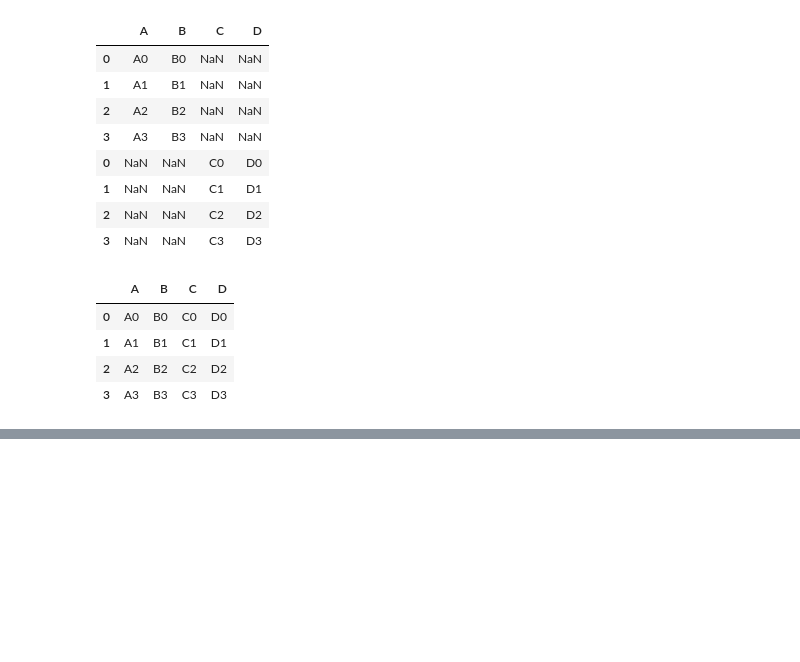
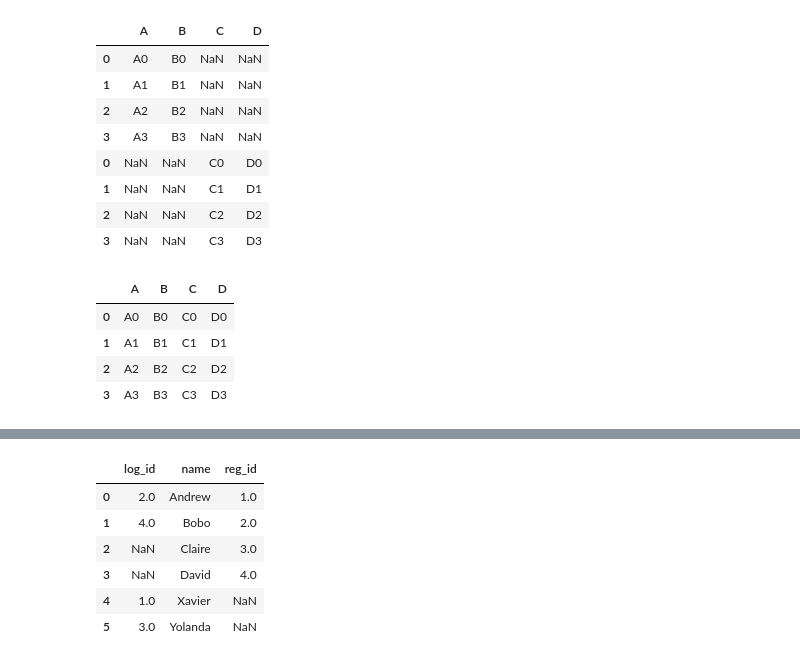
Before and after one commit to ibrahim10sy/learn-python, a Jupyter notebook: concaténationDataFrame.ipynb, the cells around one changed output, grey strips where cells are left out. Drawn from its saved outputs; the diff is of its cells as text; code cells hidden in the pictures; blank space fills up the shorter version.

```diff
--- a/concaténationDataFrame.ipynb
+++ b/concaténationDataFrame.ipynb
@@ -65,0 +76,10 @@ pd.concat([one,two],axis=0)
+# %%
+registrations = pd.DataFrame({
+    'reg_id': [1, 2, 3, 4],
+    'name': ['Andrew', 'Bobo', 'Claire', 'David']
+})
+# %%
+logins = pd.DataFrame({
+    'log_id': [1, 2, 3, 4],
+    'name': ['Xavier', 'Andrew', 'Yolanda', 'Bobo']
+})
@@ -65,0 +144,10 @@ pd.concat([one,two],axis=0)
+# %%
+pd.merge(logins,registrations,how="outer",on="name")
+# %% [output]
+|  | log_id | name | reg_id |
+| 0 | 2.0 | Andrew | 1.0 |
+| 1 | 4.0 | Bobo | 2.0 |
+| 2 | NaN | Claire | 3.0 |
+| 3 | NaN | David | 4.0 |
+| 4 | 1.0 | Xavier | NaN |
+| 5 | 3.0 | Yolanda | NaN |
```
Also changed, not shown: parts of 20 cells of this notebook.
